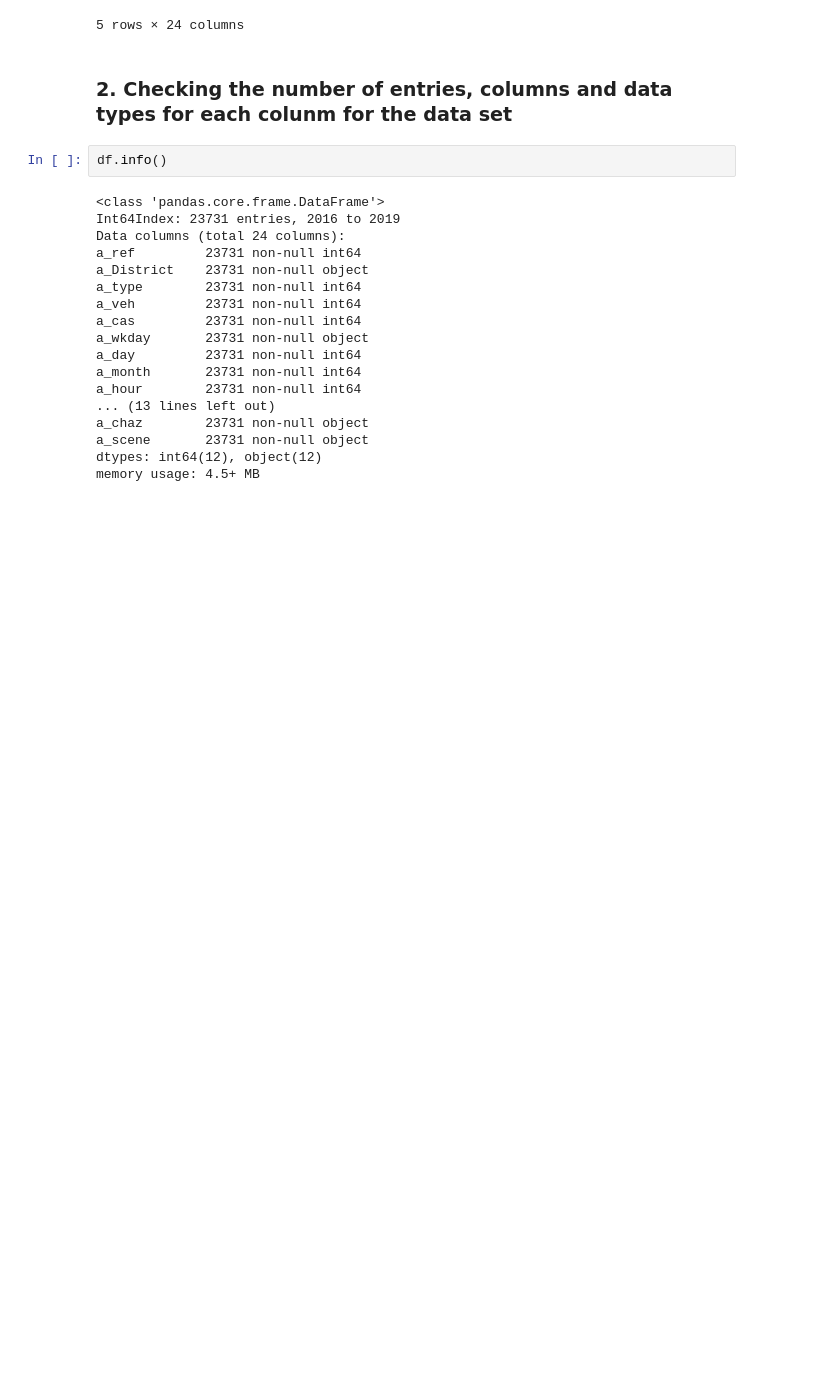
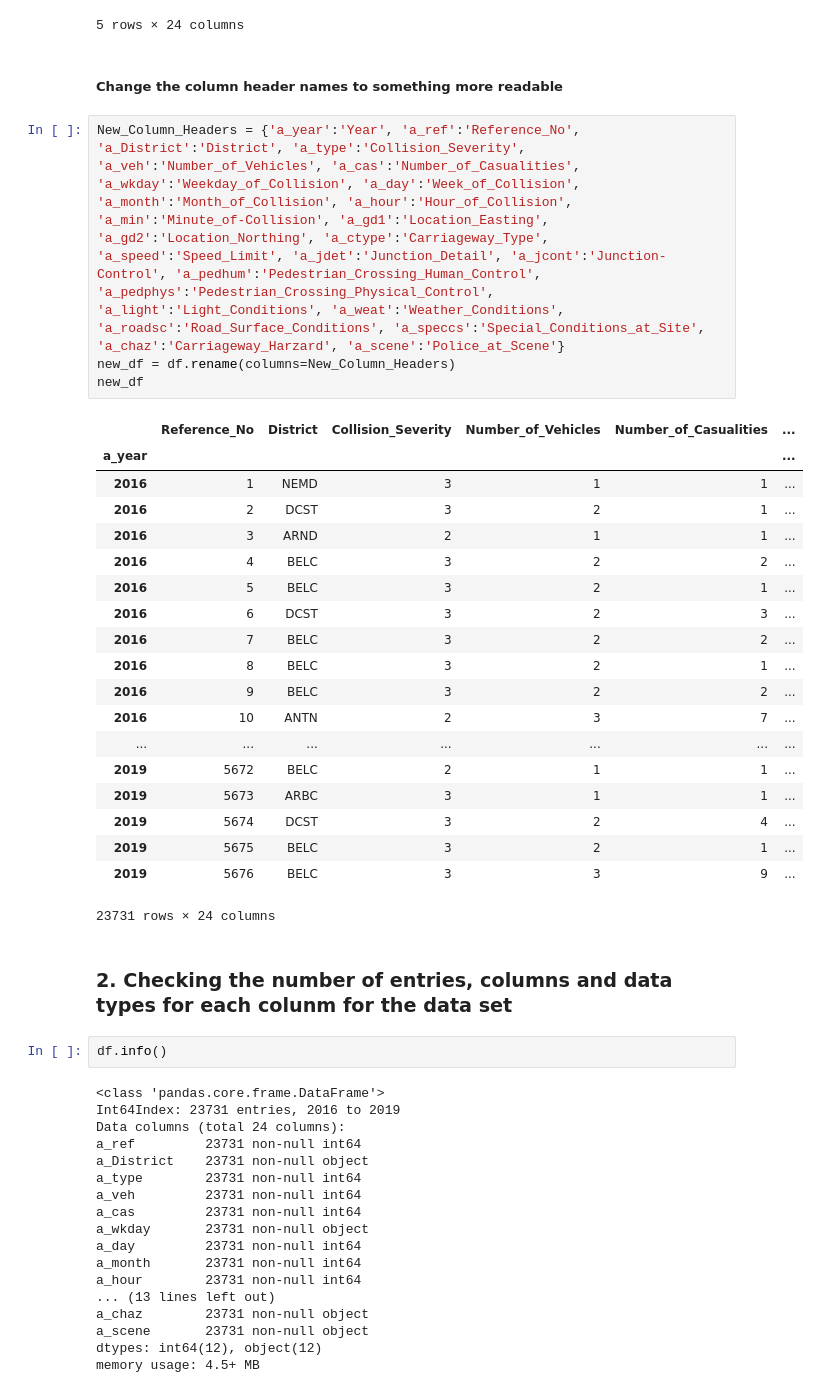
Before and after one commit to networkmeister/Applied-Data-Science-Specialization-Capstone-Project, a Jupyter notebook: Applied Data Science Specialization Capstone Project.ipynb, the cells around one changed output. Saved outputs shown, nothing was run; the diff lists cells and outputs as text; blank space fills up the shorter version.

Commit message:
Add files via upload
New Column headers

```diff
--- a/Applied Data Science Specialization Capstone Project.ipynb
+++ b/Applied Data Science Specialization Capstone Project.ipynb
@@ -26,6 +27,32 @@ df.head()
 | 2016 | 4 | BELC | 3 | 2 | 2 | FRI | 1 | 1 | 3 | 50 | ... | ... |
 | 2016 | 5 | BELC | 3 | 2 | 1 | FRI | 1 | 1 | 15 | 4 | ... | ... |
 5 rows × 24 columns
+# %% [markdown]
+##### Change the column header names to something more readable
+# %%
+New_Column_Headers = {'a_year':'Year', 'a_ref':'Reference_No', 'a_District':'District', 'a_type':'Collision_Severity', 'a_veh':'Number_of_Vehicles', 'a_cas':'Number_of_Casualities', 'a_wkday':'Weekday_of_Collision', 'a_day':'Week_of_Collision', 'a_month':'Month_of_Collision', 'a_hour':'Hour_of_Collision', 'a_min':'Minute_of-Collision', 'a_gd1':'Location_Easting', 'a_gd2':'Location_Northing', 'a_ctype':'Carriageway_Type', 'a_speed':'Speed_Limit', 'a_jdet':'Junction_Detail', 'a_jcont':'Junction-Control', 'a_pedhum':'Pedestrian_Crossing_Human_Control', 'a_pedphys':'Pedestrian_Crossing_Physical_Control', 'a_light':'Light_Conditions', 'a_weat':'Weather_Conditions', 'a_roadsc':'Road_Surface_Conditions', 'a_speccs':'Special_Conditions_at_Site', 'a_chaz':'Carriageway_Harzard', 'a_scene':'Police_at_Scene'}
+new_df = df.rename(columns=New_Column_Headers)
+new_df
+# %% [output]
+|  | Reference_No | District | Collision_Severity | Number_of_Vehicles | Number_of_Casualities | ... |
+| a_year |  |  |  |  |  | ... |
+| 2016 | 1 | NEMD | 3 | 1 | 1 | ... |
+| 2016 | 2 | DCST | 3 | 2 | 1 | ... |
+| 2016 | 3 | ARND | 2 | 1 | 1 | ... |
+| 2016 | 4 | BELC | 3 | 2 | 2 | ... |
+| 2016 | 5 | BELC | 3 | 2 | 1 | ... |
+| 2016 | 6 | DCST | 3 | 2 | 3 | ... |
+| 2016 | 7 | BELC | 3 | 2 | 2 | ... |
+| 2016 | 8 | BELC | 3 | 2 | 1 | ... |
+| 2016 | 9 | BELC | 3 | 2 | 2 | ... |
+| 2016 | 10 | ANTN | 2 | 3 | 7 | ... |
+| ... | ... | ... | ... | ... | ... | ... |
+| 2019 | 5672 | BELC | 2 | 1 | 1 | ... |
+| 2019 | 5673 | ARBC | 3 | 1 | 1 | ... |
+| 2019 | 5674 | DCST | 3 | 2 | 4 | ... |
+| 2019 | 5675 | BELC | 3 | 2 | 1 | ... |
+| 2019 | 5676 | BELC | 3 | 3 | 9 | ... |
+23731 rows × 24 columns
 # %% [markdown]
 ### 2. Checking the number of entries, columns and data types for each colunm for the data set
 # %%
```
Also changed, not shown: parts of 10 cells of this notebook.
